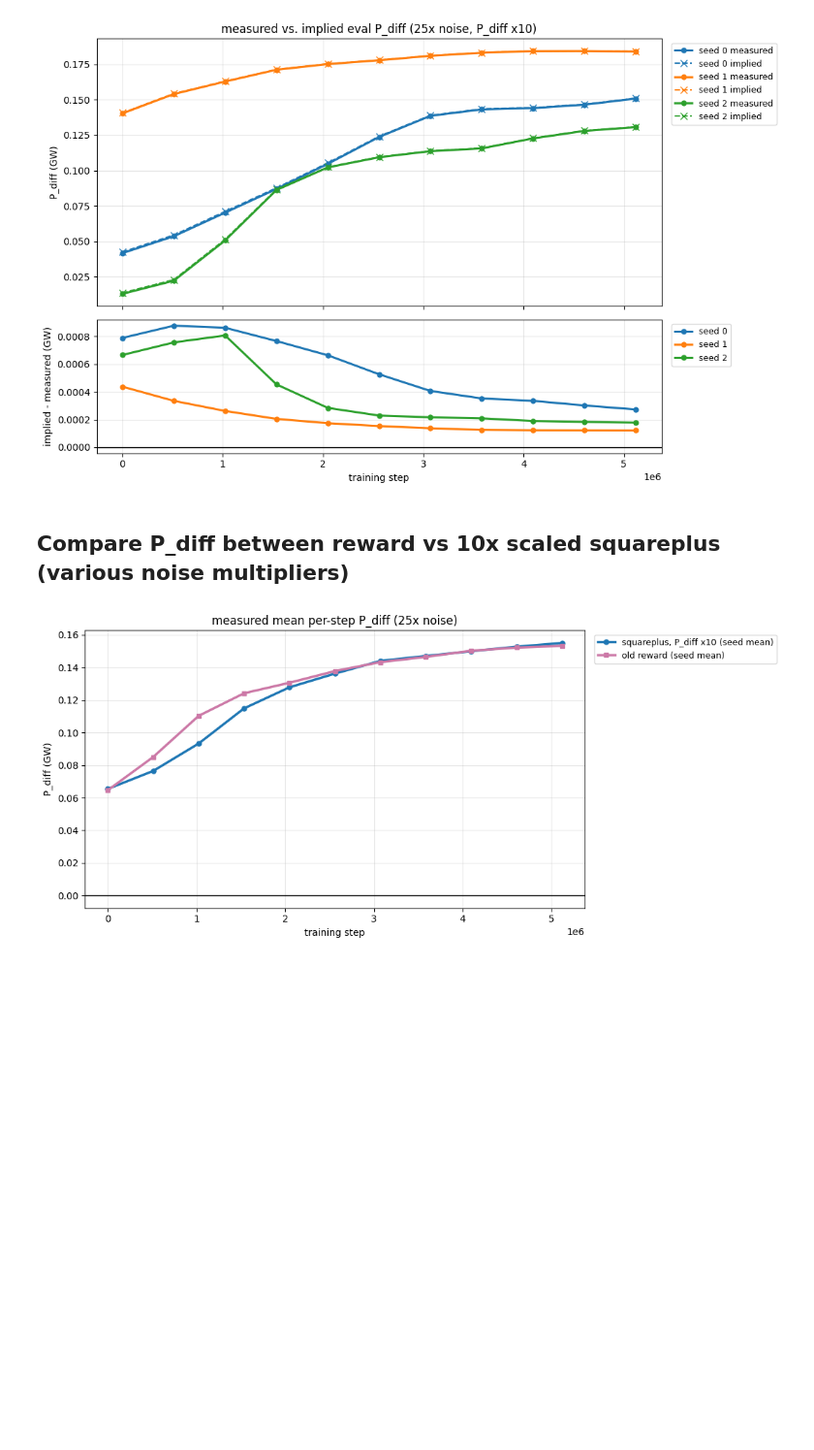
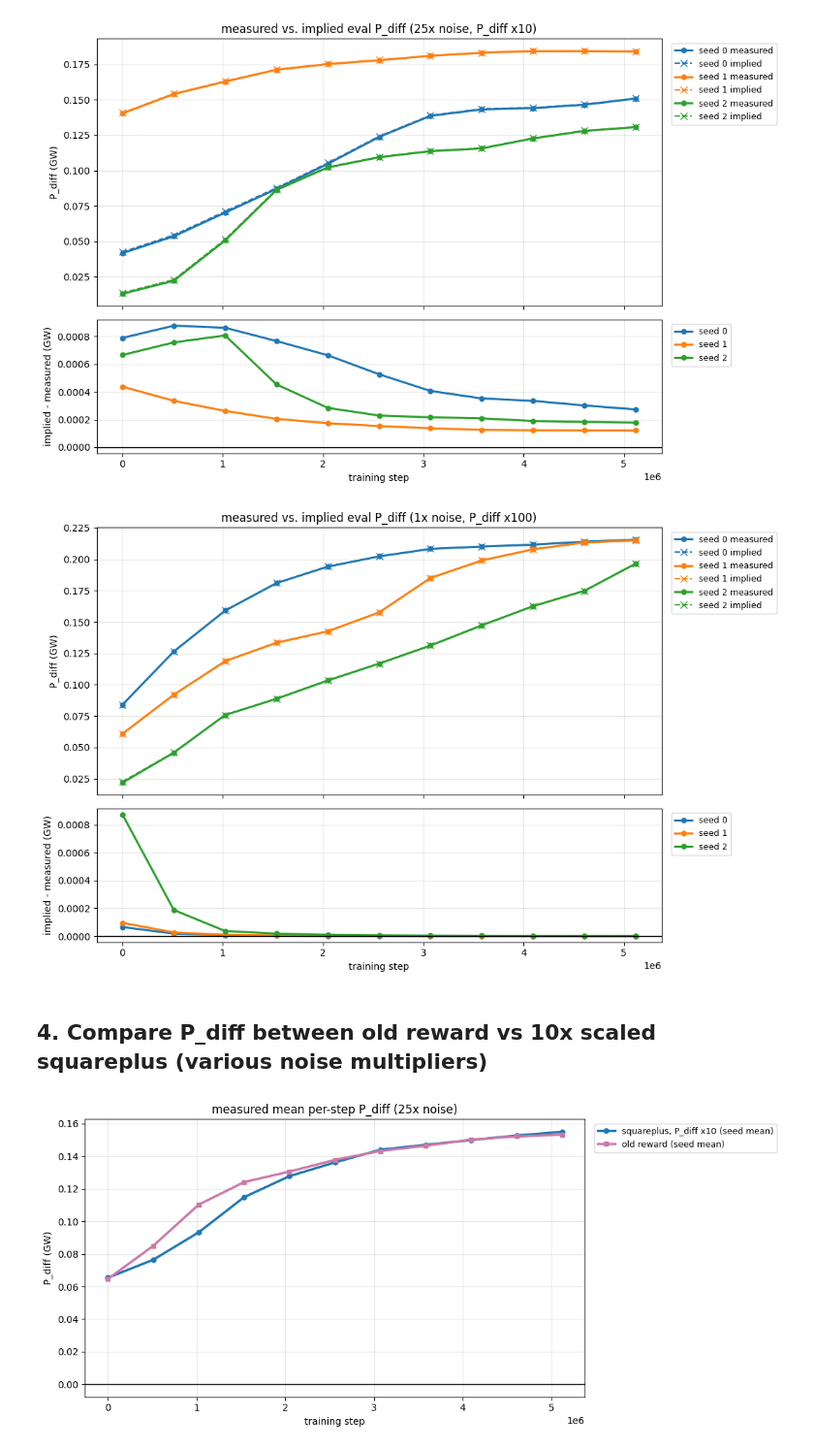
Before and after one commit to davcoope/plasmax, a Jupyter notebook: experiments/studies/dc_rewards_comparison.ipynb, the cells around one changed output. Shown at 97% size. Cells and saved outputs as stored; diff of their text form; code cells hidden in the pictures; blank space fills up the shorter version.

```diff
--- a/experiments/studies/dc_rewards_comparison.ipynb
+++ b/experiments/studies/dc_rewards_comparison.ipynb
@@ -169,22 +235,29 @@ err = implied - measured
 #       f"max |.| {err.abs().stack().max():.4f} GW")
 # pd.concat({"measured": measured, "implied": implied, "implied - measured": err}, axis=1).round(4)
 # %%
-fig, (ax, ax_err) = plt.subplots(2, 1, figsize=(11, 7), sharex=True, gridspec_kw={"height_ratios": [2, 1]})
-for s in SEEDS:
-    ax.plot(measured.index, measured[s], color=f"C{s}", lw=2.2, marker="o", ms=5, label=f"seed {s} measured")
-    ax.plot(implied.index, implied[s], color=f"C{s}", lw=1.5, ls="--", marker="x", ms=7, label=f"seed {s} implied")
-    ax_err.plot(err.index, err[s], color=f"C{s}", lw=2.2, marker="o", ms=5, label=f"seed {s}")
-ax.set_title(f"measured vs. implied eval P_diff ({VERIFY_NM}x noise, P_diff x{VERIFY_SCALE:g})")
-ax.set_ylabel("P_diff (GW)")
-ax_err.axhline(0, color="k", lw=1)
-ax_err.set_ylabel("implied - measured (GW)"); ax_err.set_xlabel("training step")
-for a in (ax, ax_err):
-    a.grid(alpha=0.3); a.legend(fontsize=9, loc="upper left", bbox_to_anchor=(1.01, 1))
-fig.tight_layout(); save(fig, "pdiff_verification"); plt.show()
+def plot_verify(implied, measured, err, nm, scale, fname):
+    fig, (ax, ax_err) = plt.subplots(2, 1, figsize=(11, 7), sharex=True, gridspec_kw={"height_ratios": [2, 1]})
+    for s in SEEDS:
+        ax.plot(measured.index, measured[s], color=f"C{s}", lw=2.2, marker="o", ms=5, label=f"seed {s} measured")
+        ax.plot(implied.index, implied[s], color=f"C{s}", lw=1.5, ls="--", marker="x", ms=7, label=f"seed {s} implied")
+        ax_err.plot(err.index, err[s], color=f"C{s}", lw=2.2, marker="o", ms=5, label=f"seed {s}")
+    ax.set_title(f"measured vs. implied eval P_diff ({nm}x noise, P_diff x{scale:g})")
+    ax.set_ylabel("P_diff (GW)")
+    ax_err.axhline(0, color="k", lw=1)
+    ax_err.set_ylabel("implied - measured (GW)"); ax_err.set_xlabel("training step")
+    for a in (ax, ax_err):
+        a.grid(alpha=0.3); a.legend(fontsize=9, loc="upper left", bbox_to_anchor=(1.01, 1))
+    fig.tight_layout(); save(fig, fname); plt.show()
+
+plot_verify(implied, measured, err, VERIFY_NM, VERIFY_SCALE, "pdiff_verification")
 # %% [output]
 [figure]
+# %%
+plot_verify(implied_100, measured_100, err_100, VERIFY_NM_100, VERIFY_SCALE_100, "pdiff_verification_x100")
+# %% [output]
+[figure, added]
 # %% [markdown]
-## Compare P_diff between reward vs 10x scaled squareplus (various noise multipliers)
+## 4. Compare P_diff between old reward vs 10x scaled squareplus (various noise multipliers)
 # %%
 OLD_25X_RUN = "2791b0oj"  # old raw P_diff reward, 25x noise, 5.12M steps (plasmax project)
 old_25 = history(PROJECT, OLD_25X_RUN, VERIFY_NM, RL)
```
Also changed, not shown: parts of 11 cells of this notebook.
